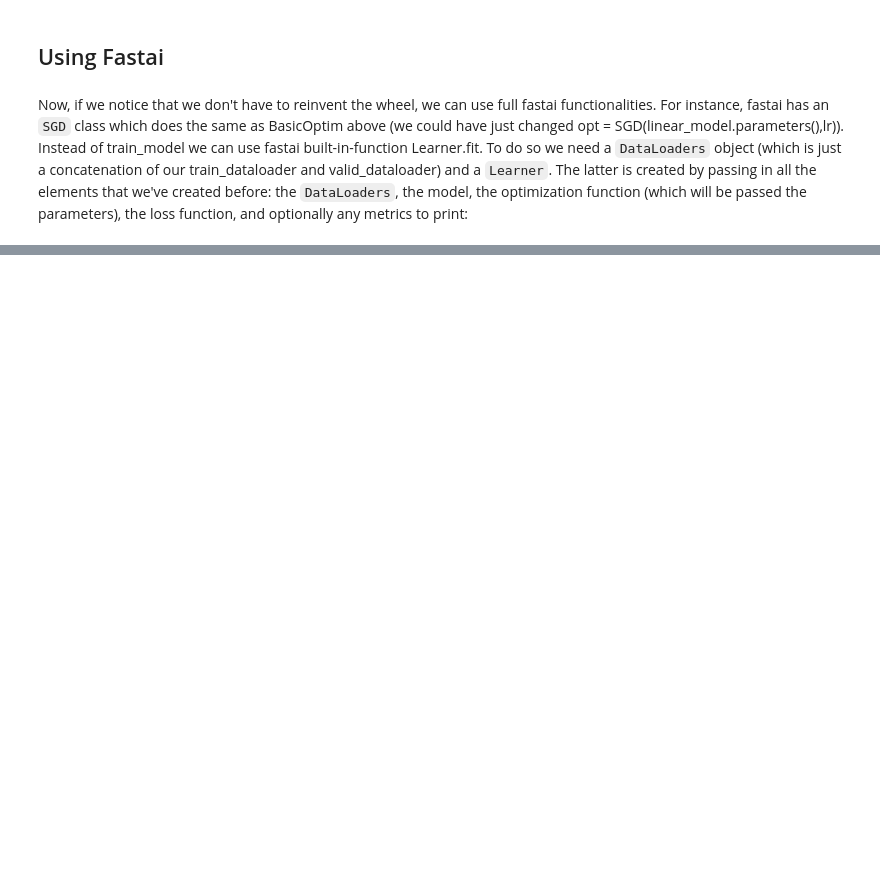
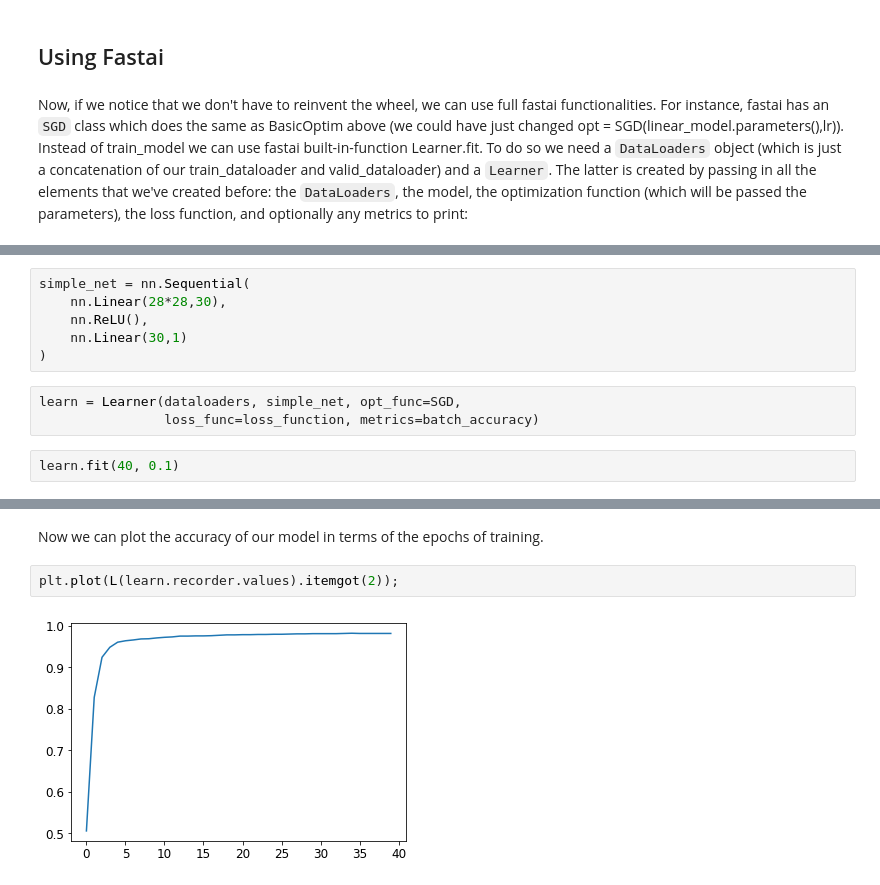
Before and after one commit to Tomycles/AI, a Jupyter notebook: basic_digit_dlassifier.ipynb, the cells around one changed output, grey strips where cells are left out. Saved outputs shown, nothing was run; the diff lists cells and outputs as text; blank space fills up the shorter version.

```diff
--- a/basic_digit_dlassifier.ipynb
+++ b/basic_digit_dlassifier.ipynb
@@ -274,0 +279,11 @@ learn.fit(15, lr=lr)
+# %%
+simple_net = nn.Sequential(
+    nn.Linear(28*28,30),
+    nn.ReLU(),
+    nn.Linear(30,1)
+)
+# %%
+learn = Learner(dataloaders, simple_net, opt_func=SGD,
+                loss_func=loss_function, metrics=batch_accuracy)
+# %%
+learn.fit(40, 0.1)
@@ -274,0 +308,6 @@ learn.fit(15, lr=lr)
+# %% [markdown]
+Now we can plot the accuracy of our model in terms of the epochs of training.
+# %%
+plt.plot(L(learn.recorder.values).itemgot(2));
+# %% [output]
+[figure, added]
```
Also changed, not shown: parts of 8 cells of this notebook.
